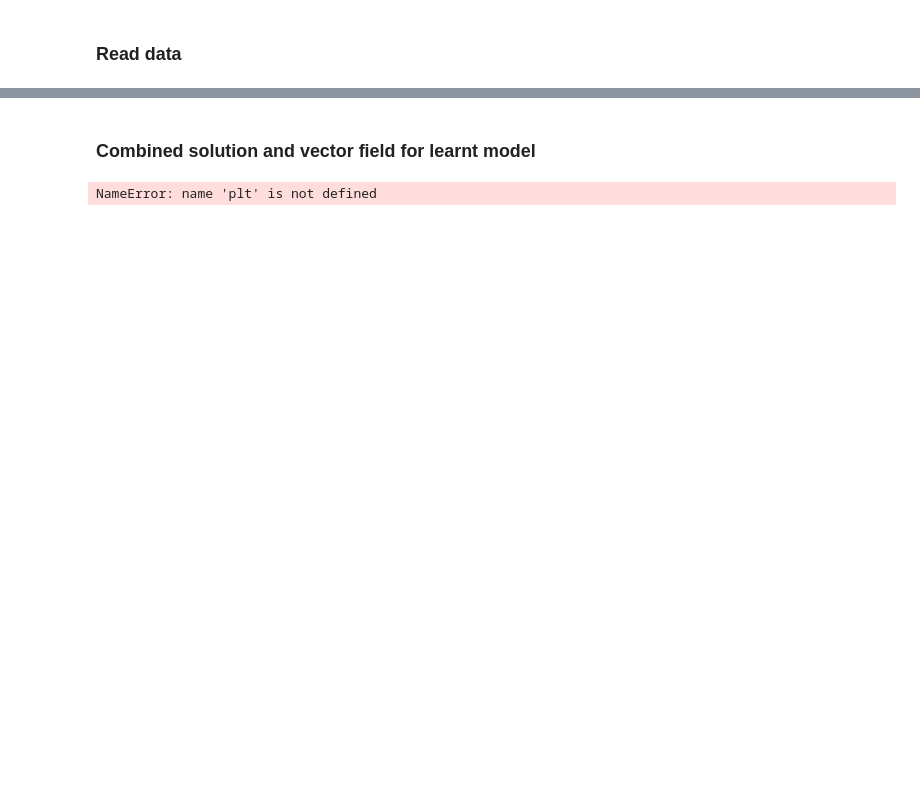
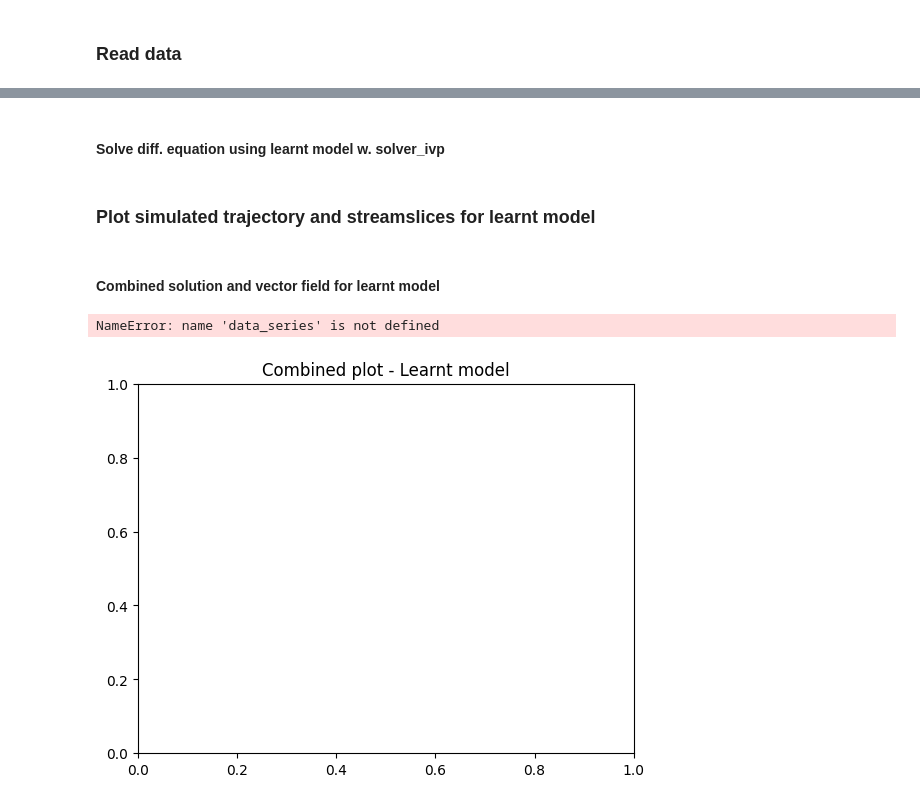
Before and after one commit to helenatp/prosjektoppgaveTPK4560, a Jupyter notebook: src/LASA_handwriting.ipynb, the cells around one changed output, grey strips where cells are left out. Saved outputs shown, nothing was run; the diff lists cells and outputs as text; code cells hidden in the pictures; blank space fills up the shorter version.

```diff
--- a/src/LASA_handwriting.ipynb
+++ b/src/LASA_handwriting.ipynb
@@ -32,0 +69,8 @@ num_of_demos = 1
+# %%
+fig_dataset = plt.figure()
+plt.style.use('default')
+plt.title('Trajectory used in regression problem -' + name_of_dataset)
+plt.plot(x_train[0,:], x_train[1,:], y_train[0,:], y_train[1,:])
+plt.xlabel('x1')
+plt.ylabel('x2')
+plt.legend(['Trajectory', 'Velocities'])
@@ -32,0 +127,2 @@ num_of_demos = 1
+# %% [markdown]
+#### Solve diff. equation using learnt model w. solver_ivp
@@ -33,13 +132,47 @@ num_of_demos = 1
+# %% [markdown]
+### Plot simulated trajectory and streamslices for learnt model
+# %%
+# Get lower and upper bound for plotting from dataset figure
+
+lower_bound_x1 = fig_dataset.CurrentAxes.Xlim[0]
+upper_bound_x1 = fig_dataset.CurrentAxes.XLim[1]
+lower_bound_x2 = fig_dataset.CurrentAxes.YLim[0]
+upper_bound_x2 = fig_dataset.CurrentAxes.YLim[1]
+
+num_of_points = 17
+
+x1 = np.linspace(lower_bound_x1, upper_bound_x1, num_of_points)
+x2 = np.linspace(lower_bound_x2, upper_bound_x2, num_of_points)
+
+# Base point or starting point for each vector of the vector field
+[X1, X2] = np.meshgrid(x1, x2)
+
+# Calculate df/dt for each point
+t = 0
+
+u_learnt = np.zeros(X1.shape)
+v_learnt = np.zeros(X1.shape)
+
+# for loop to get the velocity at each point witht the learnt model
+for (i,j), value in np.ndenumerate(X1):
+
+    # get velocities at each point with the learnt model
+    Y_prime = learnt_model(t, np.array([value, X2[i, j]]))
+    u_learnt[i,j] = Y_prime[:,0]
+    v_learnt[i,j] = Y_prime[:,1]
 # %% [markdown]
-### Combined solution and vector field for learnt model
+#### Combined solution and vector field for learnt model
 # %%
 plt.figure()
+plt.style.use('default')
 plt.title('Combined plot - Learnt model')
-plt.plot(data_series[:,0],data_series[:,1],'-',LineWidth=2)
+plt.plot(data_series[:, 0], data_series[:, 1], '.', linewidth=1)
+plt.streamplot(X1, X2, u_learnt, v_learnt)
 plt.xlabel('x1')
 plt.ylabel('x2')
 plt.legend(['Trajectory', 'Streamlines'])
 plt.xlim([lower_bound_x1, upper_bound_x1])
 plt.ylim([lower_bound_x2, upper_bound_x2])
 # %% [output]
-NameError: name 'plt' is not defined
+NameError: name 'data_series' is not defined
+[figure, added]
```
Also changed, not shown: parts of 13 cells of this notebook, 33 other files.
